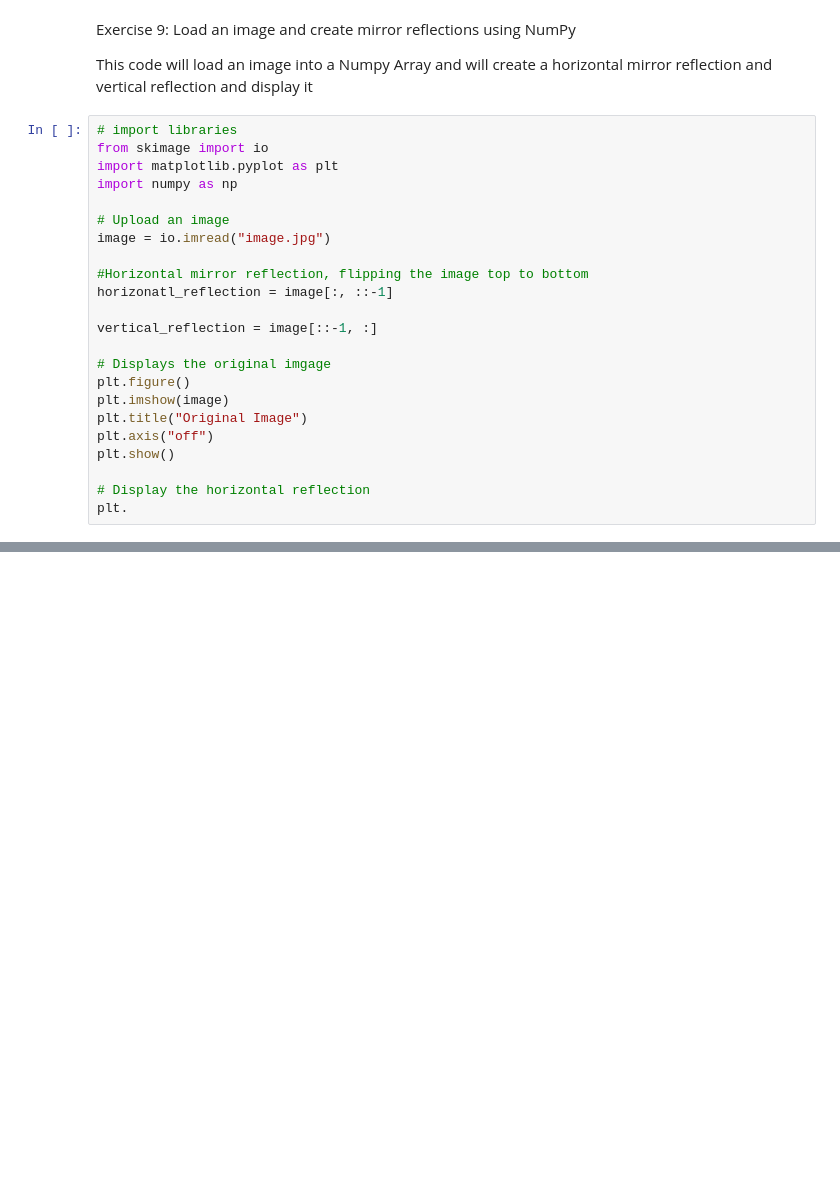
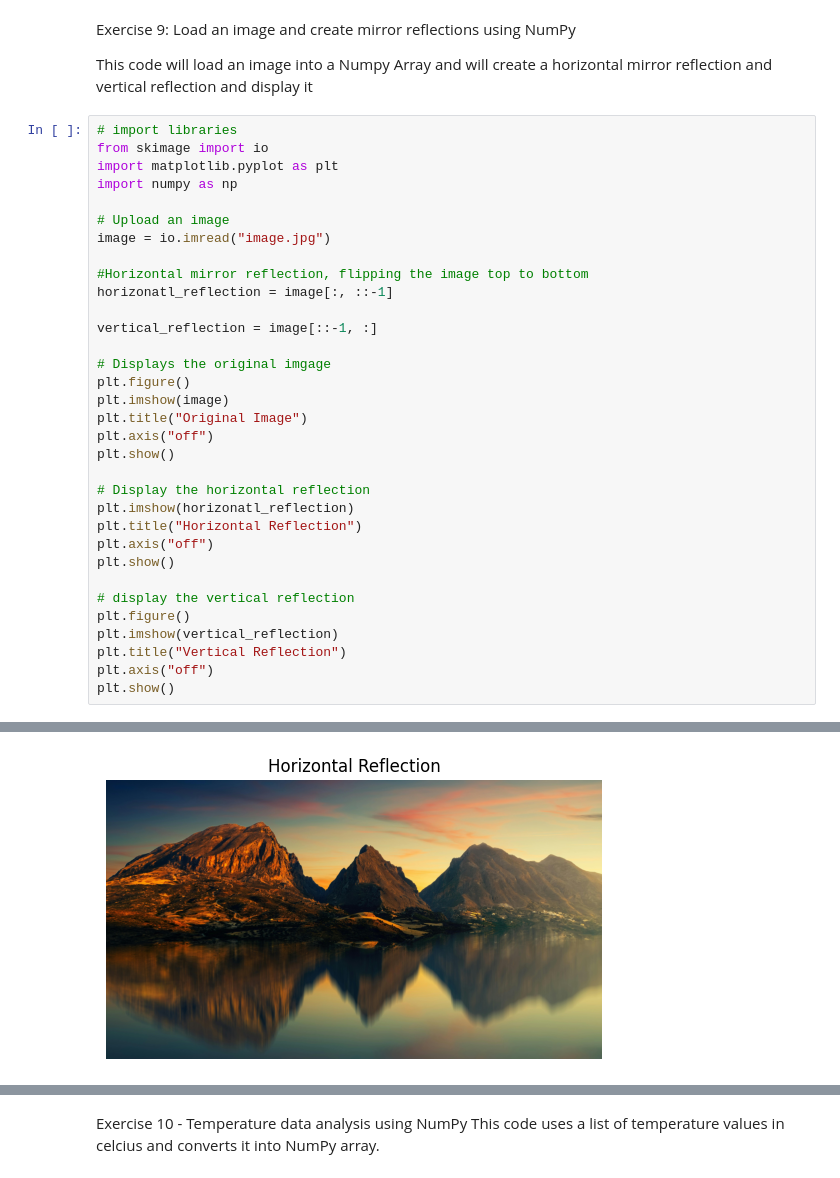
Before and after one commit to Abinesh-30/Abinesh-hub, a Jupyter notebook: jupyter_notebooks/2111410_cw.ipynb, the cells around one changed output, grey strips where cells are left out. Cells and saved outputs as stored; diff of their text form; blank space fills up the shorter version.

Commit message:
values

```diff
--- a/jupyter_notebooks/2111410_cw.ipynb
+++ b/jupyter_notebooks/2111410_cw.ipynb
@@ -221,25 +221,36 @@ This code will load an image into a Numpy Array and will create a horizontal mir
 # %%
 # import libraries
 from skimage import io
 import matplotlib.pyplot as plt
 import numpy as np
 
 # Upload an image
 image = io.imread("image.jpg")
 
 #Horizontal mirror reflection, flipping the image top to bottom
 horizonatl_reflection = image[:, ::-1]
 
 vertical_reflection = image[::-1, :]
 
 # Displays the original imgage
 plt.figure()
 plt.imshow(image)
 plt.title("Original Image")
 plt.axis("off")
 plt.show()
 
 # Display the horizontal reflection
-plt.
+plt.imshow(horizonatl_reflection)
+plt.title("Horizontal Reflection")
+plt.axis("off")
+plt.show()
+
+# display the vertical reflection
+plt.figure()
+plt.imshow(vertical_reflection)
+plt.title("Vertical Reflection")
+plt.axis("off")
+plt.show()
 # %% [output]
 [figure]
+[figure, added]
@@ -245,0 +258,3 @@ plt.
+# %% [markdown]
+Exercise 10 - Temperature data analysis using NumPy
+This code uses a list of temperature values in celcius and converts it into NumPy array.
```
Also changed, not shown: parts of 2 cells of this notebook.
